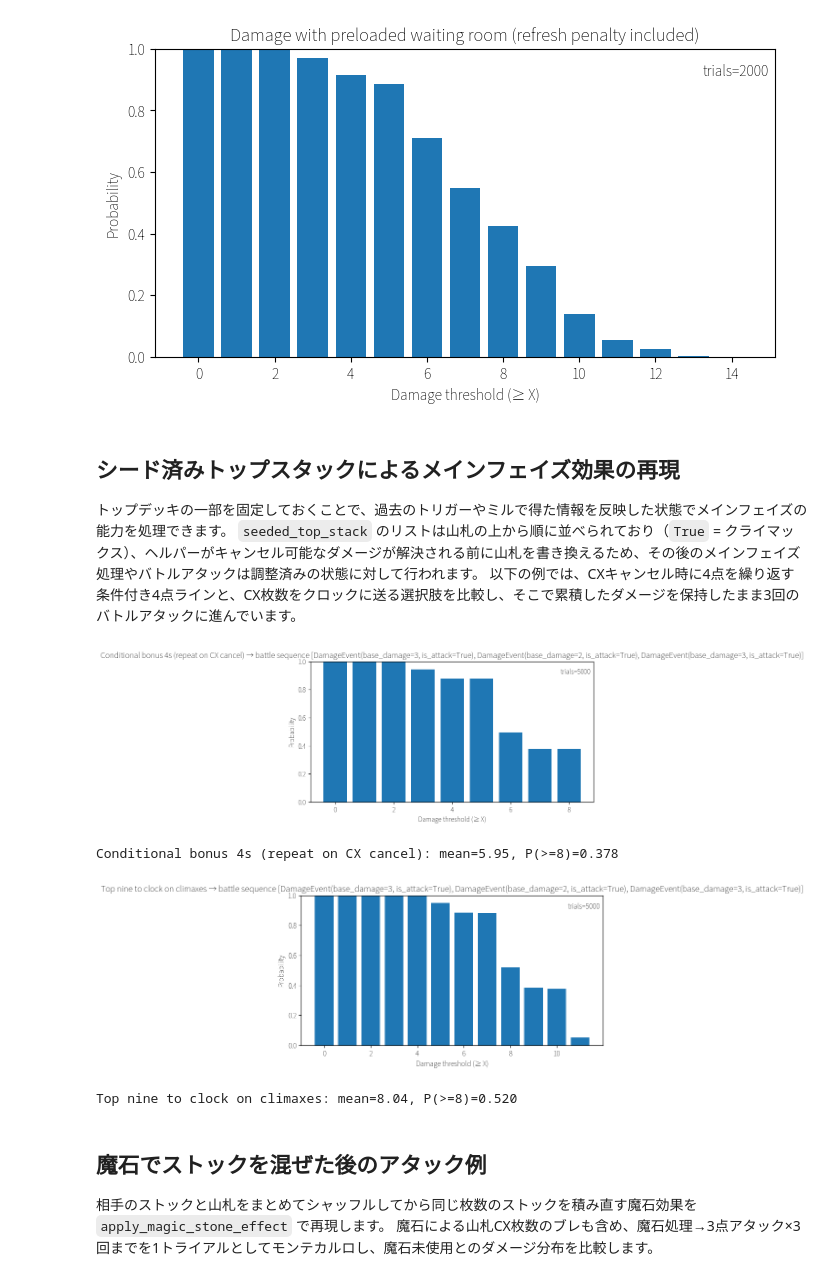
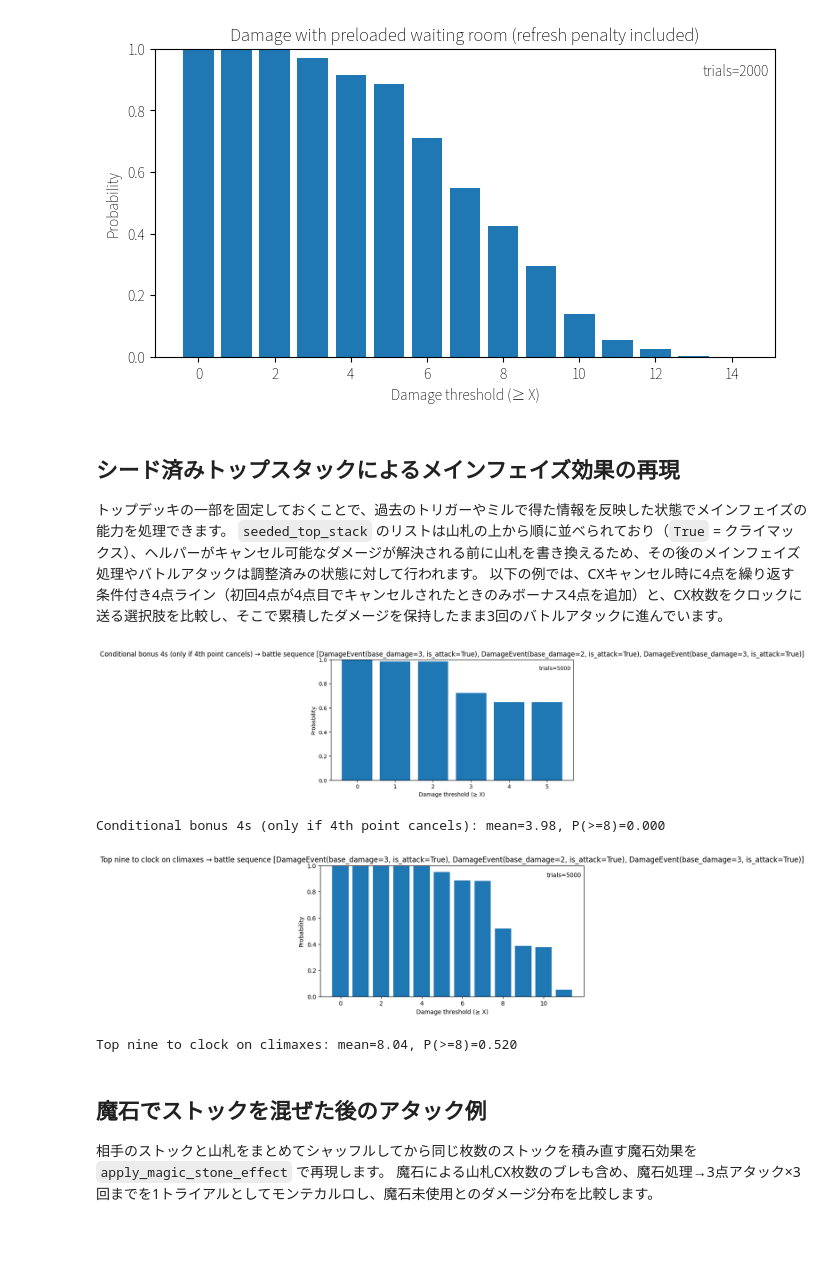
Before and after one commit to skystones/ws, a Jupyter notebook: notebooks/damage_simulation.ipynb, the cells around one changed output. Drawn from its saved outputs; the diff is of its cells as text; code cells hidden in the pictures; blank space fills up the shorter version.

Commit message:
Clarify conditional bonus damage in notebook

```diff
--- a/notebooks/damage_simulation.ipynb
+++ b/notebooks/damage_simulation.ipynb
@@ -99,14 +99,14 @@ fig_wr.savefig('../artifacts/damage_hist_waiting_room.png', bbox_inches='tight')
 
 トップデッキの一部を固定しておくことで、過去のトリガーやミルで得た情報を反映した状態でメインフェイズの能力を処理できます。
 `seeded_top_stack` のリストは山札の上から順に並べられており（``True`` = クライマックス）、ヘルパーがキャンセル可能なダメージが解決される前に山札を書き換えるため、その後のメインフェイズ処理やバトルアタックは調整済みの状態に対して行われます。
-以下の例では、CXキャンセル時に4点を繰り返す条件付き4点ラインと、CX枚数をクロックに送る選択肢を比較し、そこで累積したダメージを保持したまま3回のバトルアタックに進んでいます。
+以下の例では、CXキャンセル時に4点を繰り返す条件付き4点ライン（初回4点が4点目でキャンセルされたときのみボーナス4点を追加）と、CX枚数をクロックに送る選択肢を比較し、そこで累積したダメージを保持したまま3回のバトルアタックに進んでいます。
 # %%
 from ws_sim.main_phase import apply_seeded_top_stack, run_main_phase_and_battle
 from ws_sim.monte_carlo import (
     DamageEvent,
     DeckConfig,
     cumulative_probability_at_least,
-    main_phase_four_damage_with_bonus,
+    main_phase_fourth_cancel_bonus_damage,
     reveal_nine_clock_climaxes,
 )
 from ws_sim.plotting import plot_cumulative_histogram
@@ -127,41 +127,41 @@ seeded_deck = DeckConfig(
 )
 
 main_phase_lines = {
-    "Conditional bonus 4s (repeat on CX cancel)": [
+    "Conditional bonus 4s (only if 4th point cancels)": [
         apply_seeded_top_stack(seeded_top_stack),
-        main_phase_four_damage_with_bonus,
+        main_phase_fourth_cancel_bonus_damage,
     ],
     "Top nine to clock on climaxes": [
         apply_seeded_top_stack(seeded_top_stack),
         reveal_nine_clock_climaxes,
     ],
 }
 
 trial_count = 5000
 for label, steps in main_phase_lines.items():
     damages = run_main_phase_and_battle(
         battle_damage_sequence,
         seeded_deck,
         main_phase_steps=steps,
         trials=trial_count,
         seed=2024,
     )
     thresholds = range(0, max(damages) + 1)
     probabilities = cumulative_probability_at_least(damages, thresholds)
     mean_damage = sum(damages) / len(damages)
     eight_plus = probabilities.get(8, 0)
 
     fig, ax = plot_cumulative_histogram(probabilities)
     ax.set_title(f"{label} → battle sequence {battle_damage_sequence}")
     ax.text(0.99, 0.95, f"trials={trial_count}", transform=ax.transAxes, ha="right", va="top")
     plt.show()
     fig.savefig(f"../artifacts/{label.split()[0].lower()}_seeded_stack.png", bbox_inches="tight")
 
     print(f"{label}: mean={mean_damage:.2f}, P(>=8)={eight_plus:.3f}")
 # %% [output]
-[figure, old version]
+[figure, new version]
-Conditional bonus 4s (repeat on CX cancel): mean=5.95, P(>=8)=0.378
+Conditional bonus 4s (only if 4th point cancels): mean=3.98, P(>=8)=0.000
-[figure, old version]
+[figure, new version]
 Top nine to clock on climaxes: mean=8.04, P(>=8)=0.520
 # %% [markdown]
 ## 魔石でストックを混ぜた後のアタック例
```
